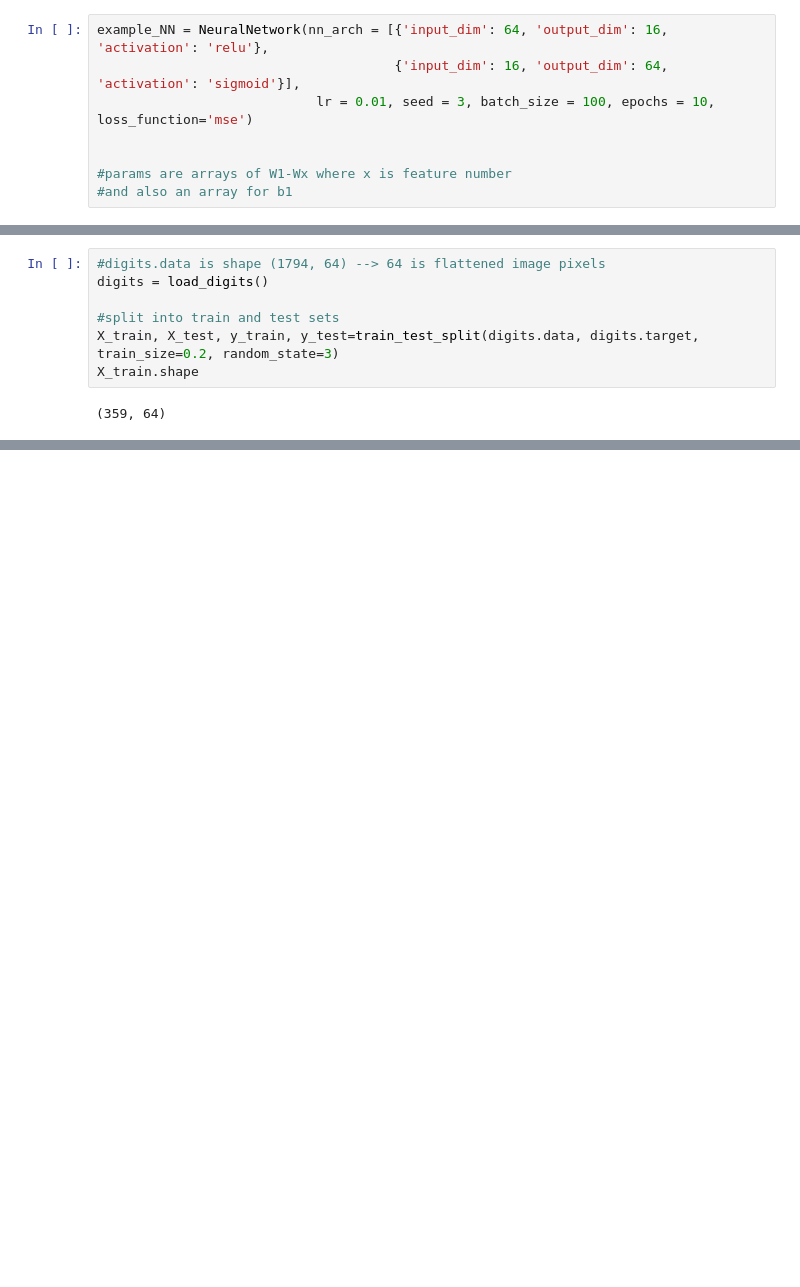
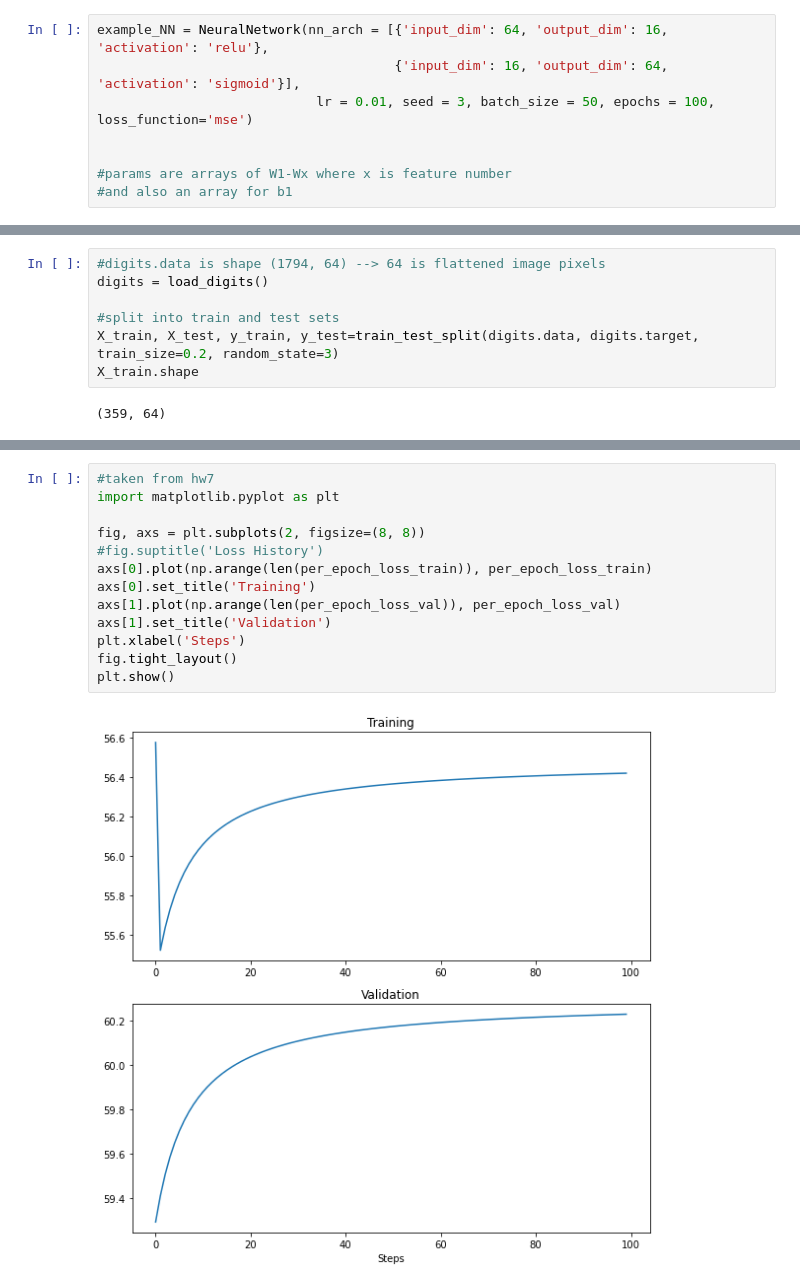
Before and after one commit to shu-z/final-nn, a Jupyter notebook: scratch.ipynb, the cells around one changed output, grey strips where cells are left out. Drawn from its saved outputs; the diff is of its cells as text; blank space fills up the shorter version.

```diff
--- a/scratch.ipynb
+++ b/scratch.ipynb
@@ -659,7 +664,7 @@ class NeuralNetwork:
 # %%
 example_NN = NeuralNetwork(nn_arch = [{'input_dim': 64, 'output_dim': 16, 'activation': 'relu'},
                                       {'input_dim': 16, 'output_dim': 64, 'activation': 'sigmoid'}],
-                            lr = 0.01, seed = 3, batch_size = 100, epochs = 10, loss_function='mse')
+                            lr = 0.01, seed = 3, batch_size = 50, epochs = 100, loss_function='mse')
 
 
 #params are arrays of W1-Wx where x is feature number
@@ -699,2 +724,17 @@ X_train.shape
+# %%
+#taken from hw7
+import matplotlib.pyplot as plt
+
+fig, axs = plt.subplots(2, figsize=(8, 8))
+#fig.suptitle('Loss History')
+axs[0].plot(np.arange(len(per_epoch_loss_train)), per_epoch_loss_train)
+axs[0].set_title('Training')
+axs[1].plot(np.arange(len(per_epoch_loss_val)), per_epoch_loss_val)
+axs[1].set_title('Validation')
+plt.xlabel('Steps')
+fig.tight_layout()
+plt.show()
+# %% [output]
+[figure, added]
 # %%
 # %% [output]
```
Also changed, not shown: parts of 11 cells of this notebook.
